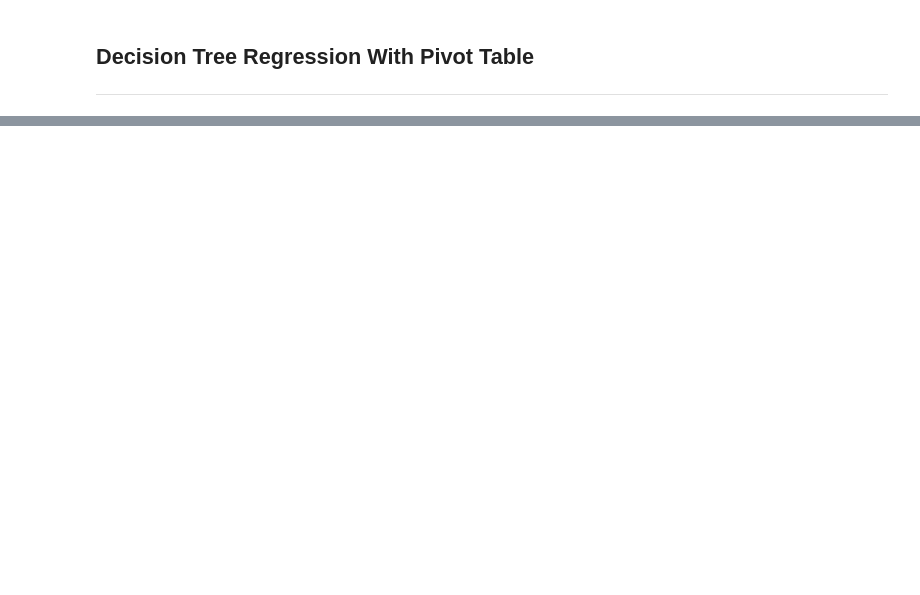
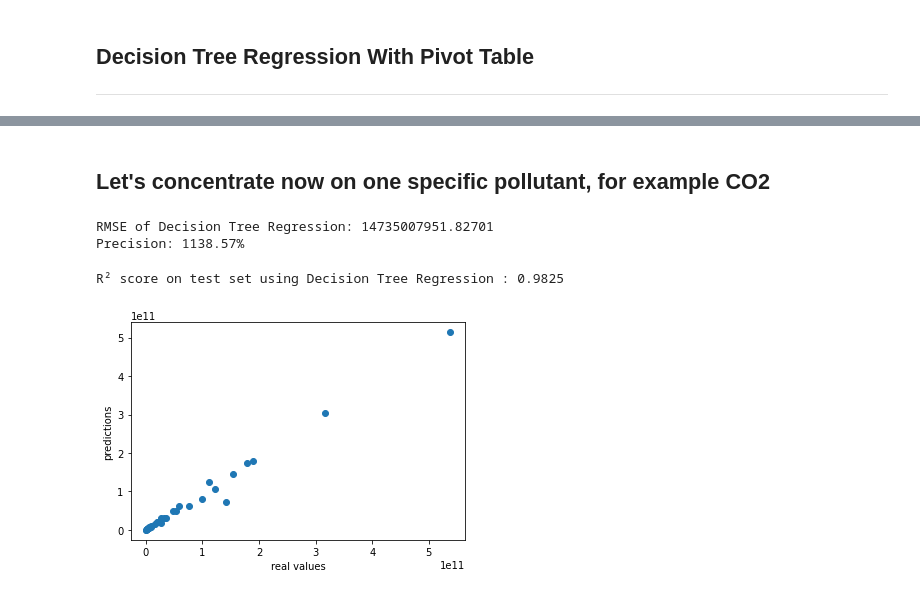
Before and after one commit to taredalen/AirPollutionPrediction, a Jupyter notebook: prediction/F1Prediction.ipynb, the cells around one changed output, grey strips where cells are left out. Cells and saved outputs as stored; diff of their text form; code cells hidden in the pictures; blank space fills up the shorter version.

```diff
--- a/prediction/F1Prediction.ipynb
+++ b/prediction/F1Prediction.ipynb
@@ -180,0 +219,3 @@ Rows for total_f : 3
+# %% [markdown]
+
+## Let's concentrate now on one specific pollutant, for example CO2
@@ -180,0 +225,48 @@ Rows for total_f : 3
+# %%
+def get_test_train(pollutant):
+    years = data_pivoted['year'].unique().tolist()
+    splits = {'train': [], 'test': []}
+
+    for index, yr in enumerate(years[:-1]):
+        train_year = years[:index+1]
+        test_year = [years[index+1]]
+
+        df_test = data_pivoted.loc[data_pivoted.year.isin(test_year), :]
+        df_train = data_pivoted.loc[data_pivoted.year.isin(train_year), :]
+
+        splits['test'].append(df_test[[pollutant, 'country', 'year']])
+        splits['train'].append(df_train[[pollutant, 'country', 'year']])
+    return splits
+
+selected_pollutant = 'co2'
+splits_pollutant = get_test_train(selected_pollutant)
+# %%
+ # train:  [2007, 2008] test:  [2009]
+X_train = splits_pollutant['train'][2][['year', 'country']]
+y_train = splits_pollutant['train'][2][[selected_pollutant]]
+X_test = splits_pollutant['test'][2][['year', 'country']]
+y_test = splits_pollutant['test'][2][[selected_pollutant]]
+
+X_standard = StandardScaler().fit_transform(X_train, X_test)
+
+decision_model = DecisionTreeRegressor()
+dt_model = decision_model.fit(X_train, y_train)
+
+y_pred = dt_model.predict(X_test)
+# %%
+print('RMSE of Decision Tree Regression:', np.sqrt(mean_squared_error(y_pred, y_test)))
+print(f'Precision: {(rmsle(y_test, y_pred))*100:0.2f}%')
+# %% [output]
+RMSE of Decision Tree Regression: 14735007951.82701
+Precision: 1138.57%
+# %%
+print('R² score on test set using Decision Tree Regression : {:.4f}'.format(r2_score(y_test, y_pred)))
+# %% [output]
+R² score on test set using Decision Tree Regression : 0.9825
+# %%
+plt.scatter(y_test, y_pred)
+plt.xlabel('real values')
+plt.ylabel('predictions')
+plt.show()
+# %% [output]
+[figure, added]
```
Also changed, not shown: parts of 16 cells of this notebook.
